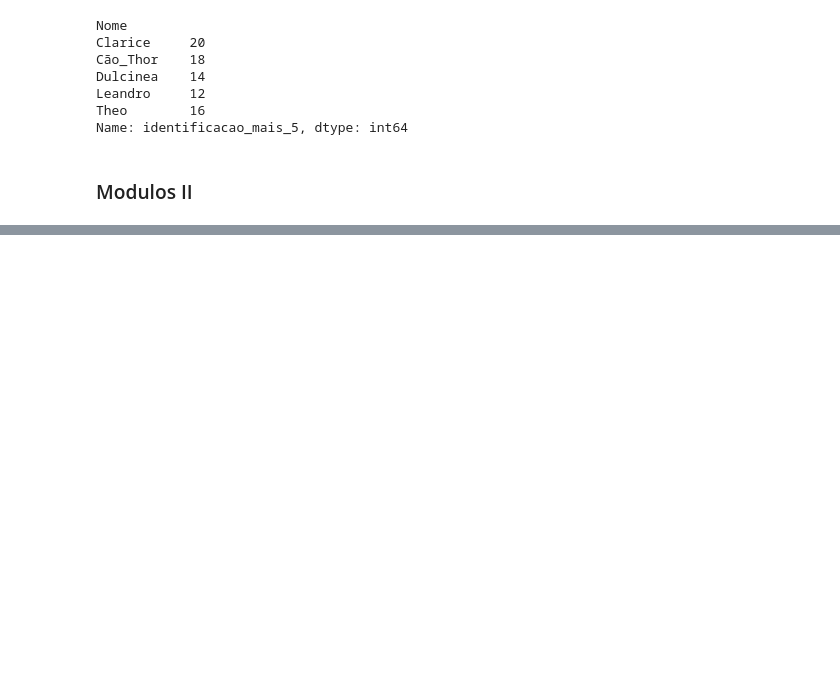
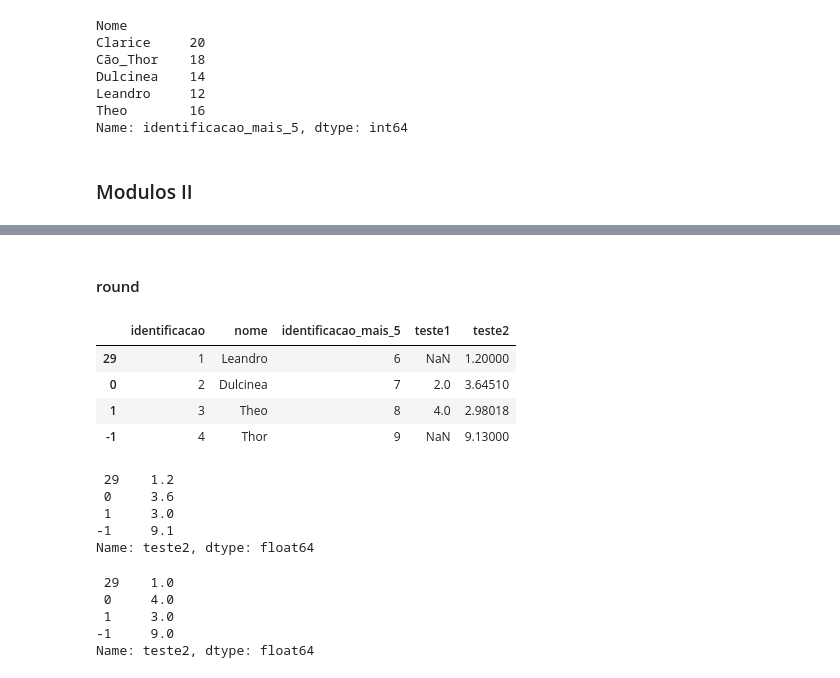
Before and after one commit to LeandroSobreiro/udemy_aulas, a Jupyter notebook: DataFrame.ipynb, the cells around one changed output, grey strips where cells are left out. Drawn from its saved outputs; the diff is of its cells as text; code cells hidden in the pictures; blank space fills up the shorter version.

```diff
--- a/DataFrame.ipynb
+++ b/DataFrame.ipynb
@@ -757,0 +882,2 @@ Name: identificacao_mais_5, dtype: int64
+# %%
+df3.rename(columns={'Nome': 'nome', 'Identificacao':'identificacao'}, inplace= True)
@@ -757,0 +892,2 @@ Name: identificacao_mais_5, dtype: int64
+# %%
+df3.rename(index={2222: -1}, inplace= True)
@@ -757,0 +912,2 @@ Name: identificacao_mais_5, dtype: int64
+# %%
+df3.nome.replace('Cão_Thor','Thor', inplace=True)
@@ -757,0 +922,30 @@ Name: identificacao_mais_5, dtype: int64
+# %% [markdown]
+#### round
+# %%
+df3['teste2'] = [1.2,3.6451,2.98018,9.13]
+# %%
+df3
+# %% [output]
+|  | identificacao | nome | identificacao_mais_5 | teste1 | teste2 |
+| 29 | 1 | Leandro | 6 | NaN | 1.20000 |
+| 0 | 2 | Dulcinea | 7 | 2.0 | 3.64510 |
+| 1 | 3 | Theo | 8 | 4.0 | 2.98018 |
+| -1 | 4 | Thor | 9 | NaN | 9.13000 |
+# %%
+# com uma casa decimal e aredonda
+df3.teste2.round(1)
+# %% [output]
+ 29    1.2
+ 0     3.6
+ 1     3.0
+-1     9.1
+Name: teste2, dtype: float64
+# %%
+# com nenhuma casa decimal e aredonda
+df3.teste2.round(0)
+# %% [output]
+ 29    1.0
+ 0     4.0
+ 1     3.0
+-1     9.0
+Name: teste2, dtype: float64
```
Also changed, not shown: parts of 33 cells of this notebook, 4 other files.
